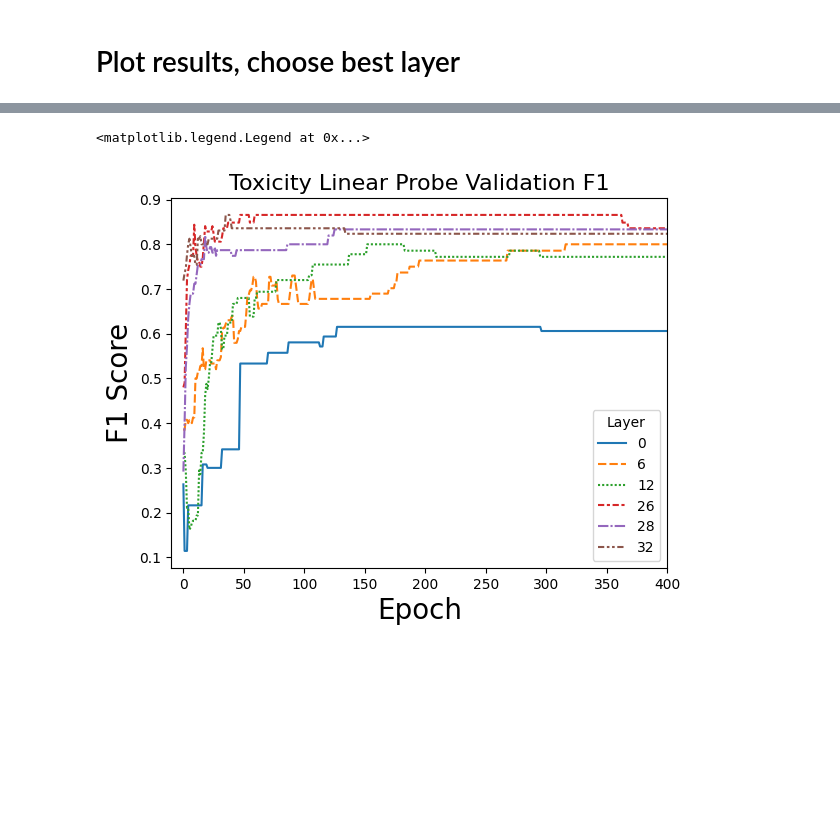
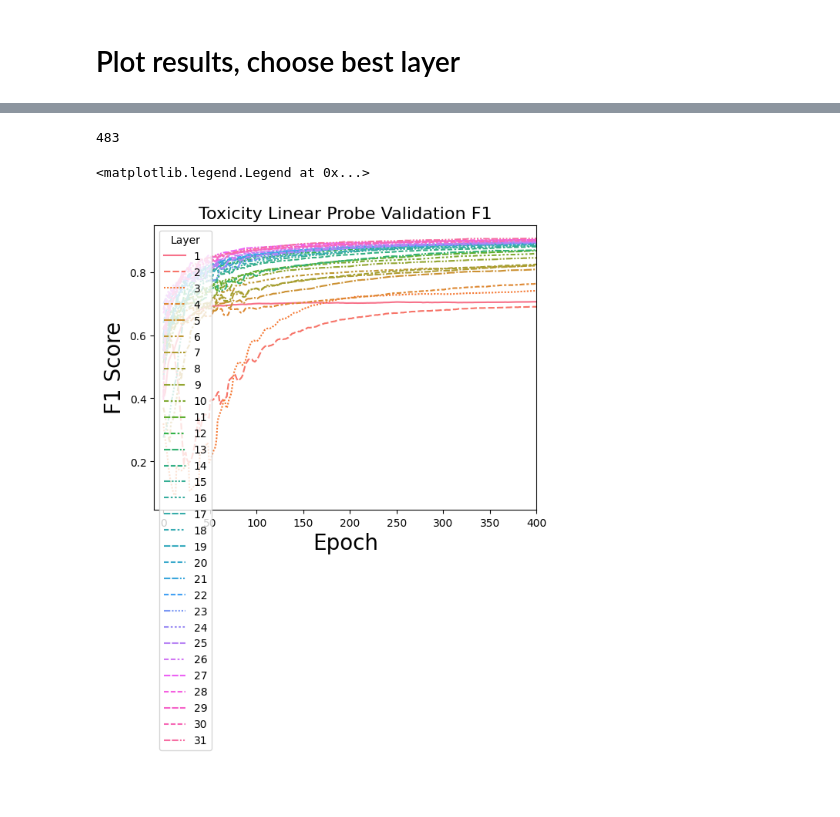
Before and after one commit to chengemily1/llm-control, a Jupyter notebook: src/probing_prototype.ipynb, the cells around one changed output, grey strips where cells are left out. Drawn from its saved outputs; the diff is of its cells as text; code cells hidden in the pictures; blank space fills up the shorter version.

Commit message:
working ver of experiments and scaled up training probe

```diff
--- a/src/probing_prototype.ipynb
+++ b/src/probing_prototype.ipynb
@@ -274,8 +274,16 @@ Epoch 891/1000, Validation Loss: 0.0086, Accuracy: 72.88%, F1: 0.75
 Epoch 892/1000, Validation Loss: 0.0086, Accuracy: 72.8
 # %% [markdown]
 # Plot results, choose best layer
+# %%
+f1_data_format = '/home/echeng/llm-control/experiments/toxicity/layer_{}_validation_results_over_training.json'
+# %%
+f1_data = {}
+for layer in range(1, 32):
+    with open(f1_data_format.format(layer), 'r') as f:
+        f1 = json.load(f)['val_f1']
+    f1_data[layer] = f1
 # %%
-f1_df = pd.DataFrame(f1_results)
+f1_df = pd.DataFrame(f1_data)
 # %%
 f1_df.head() # columns are layers, rows are epochs.
 # %% [output]
@@ -288,15 +297,19 @@ f1_df.head() # columns are layers, rows are epochs.
+# %%
+f1_df[31].argmax()
+# %% [output]
+483
 # %%
 # Now plot the validation F1 scores over training epochs
-selected_layers = [0, 6, 12, 28, 26, 32]
-sns.lineplot(f1_df[selected_layers])
+# selected_layers = [0, 6, 12, 28, 26, 32]
+sns.lineplot(f1_df)#[selected_layers])
 plt.title('Toxicity Linear Probe Validation F1', fontsize=16)
 plt.xlabel('Epoch', fontsize=20)
 plt.ylabel('F1 Score', fontsize=20)
 plt.xlim(left=-10, right=400)
 plt.legend(title='Layer')
 # %% [output]
 <matplotlib.legend.Legend at 0x...>
-[figure, old version]
+[figure, new version]
 # %%
 # Save the linear probe
 torch.save(linear_probe, '/home/echeng/llm-control/linear_probe_tiny.pt')
```
Also changed, not shown: parts of 1 cell of this notebook, 2 other files.
